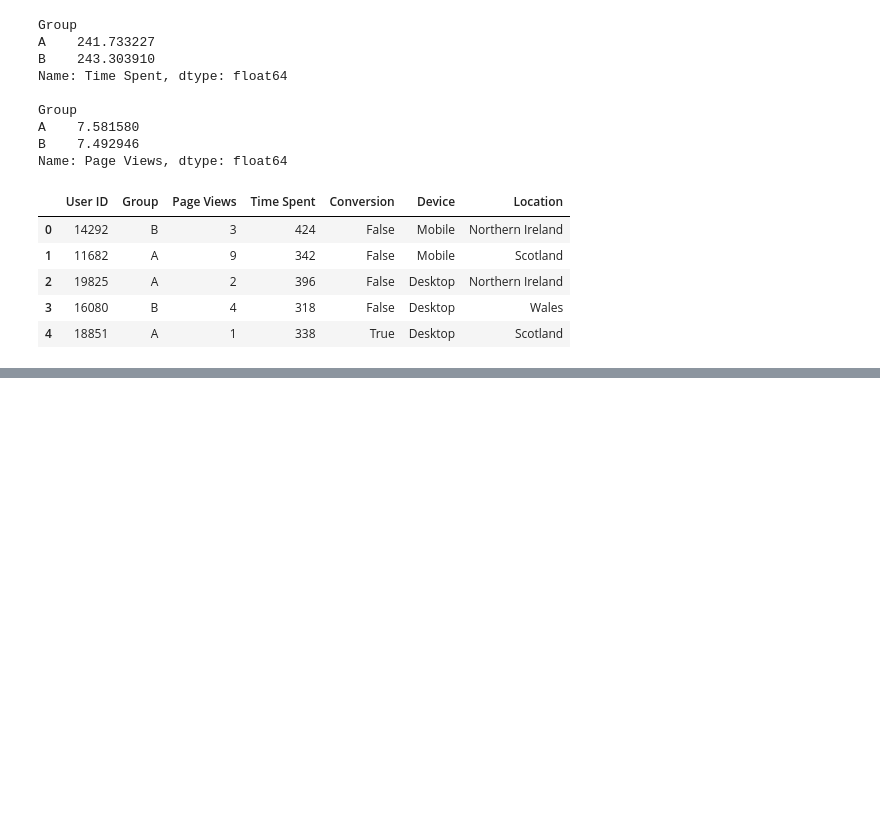
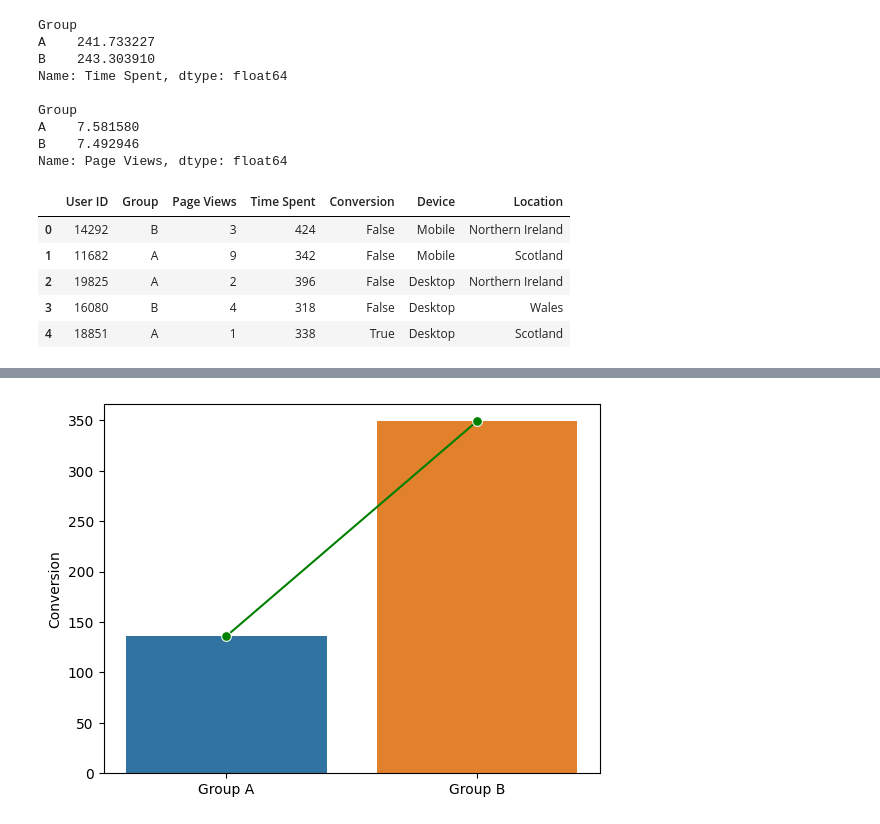
Before and after one commit to ArmanVasilovich/kaggle, a Jupyter notebook: ab-testing-practice/ab-testing-practice.ipynb, the cells around one changed output, grey strips where cells are left out. Cells and saved outputs as stored; diff of their text form; code cells hidden in the pictures; blank space fills up the shorter version.

```diff
--- a/ab-testing-practice/ab-testing-practice.ipynb
+++ b/ab-testing-practice/ab-testing-practice.ipynb
@@ -95,0 +104,5 @@ Name: Conversion, dtype: int64
+# %%
+sns.barplot(x=groups_name, y=groups);
+sns.lineplot(x=groups_name, y=groups, color='green', marker='o', markersize=7);
+# %% [output]
+[figure, added]
```
Also changed, not shown: parts of 4 cells of this notebook.
